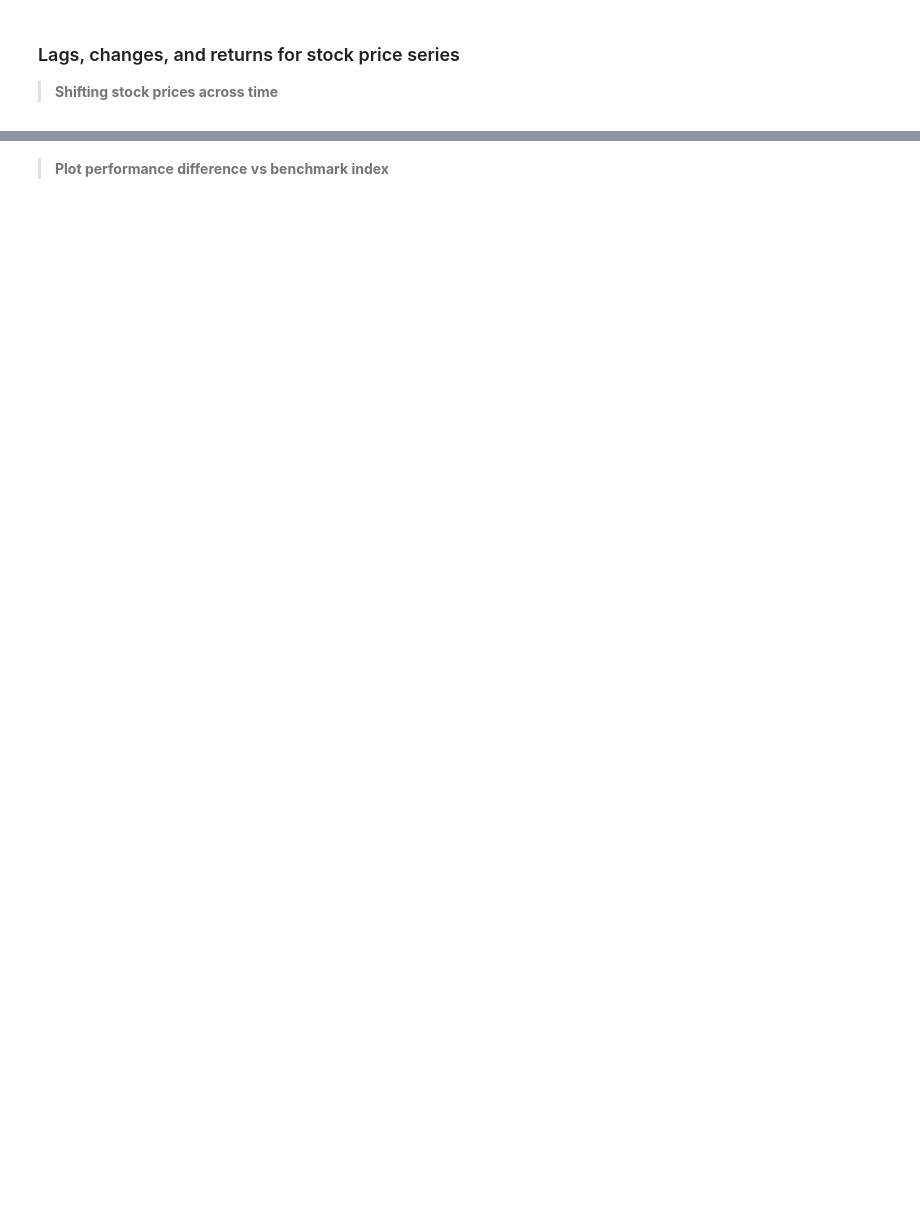
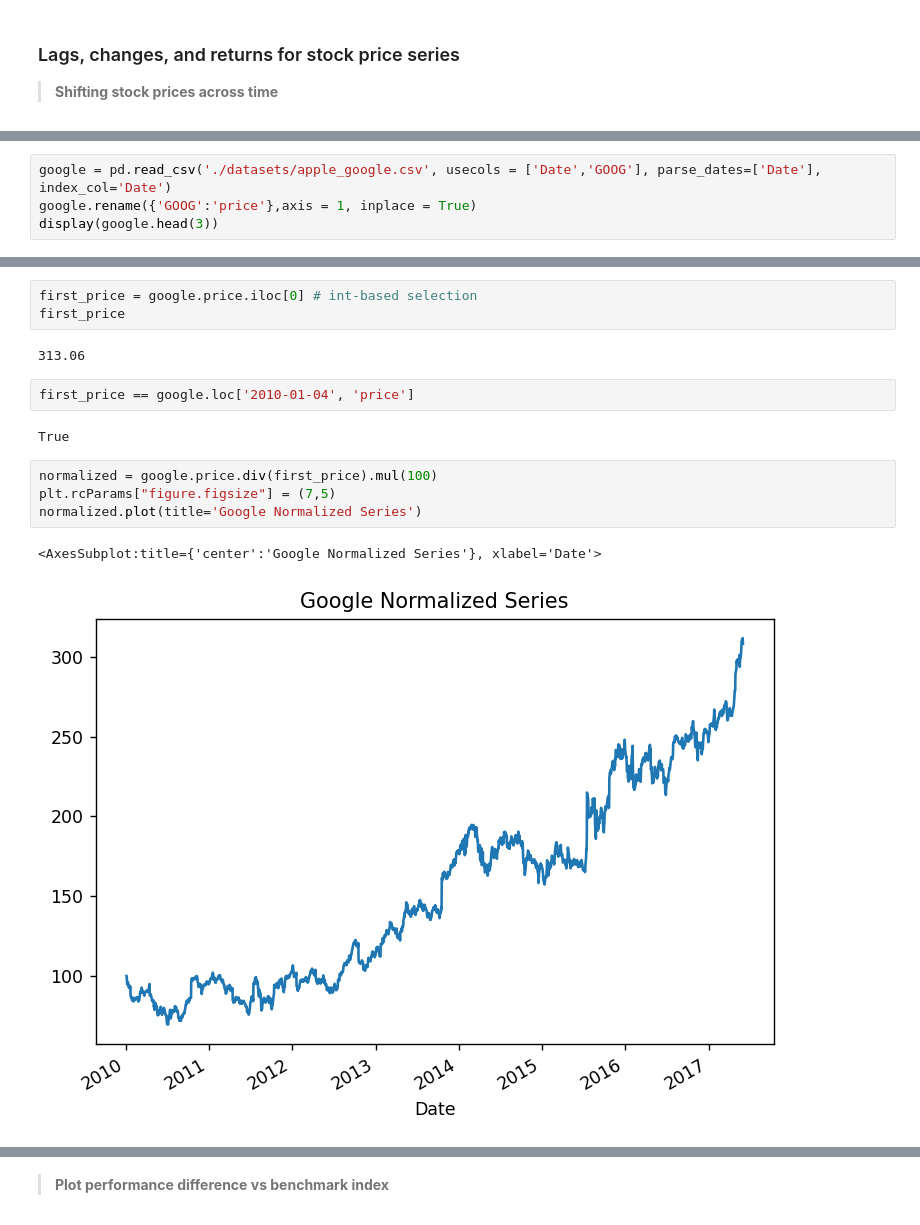
Before and after one commit to anhhaibkhn/Data-Science-selfstudy-notes-Blog, a Jupyter notebook: _notebooks/Manipulating Time Series Data in Python/2022-08-25-Manipulating Time Series Data in Python.ipynb, the cells around one changed output, grey strips where cells are left out. Cells and saved outputs as stored; diff of their text form; blank space fills up the shorter version.

```diff
--- a/_notebooks/Manipulating Time Series Data in Python/2022-08-25-Manipulating Time Series Data in Python.ipynb
+++ b/_notebooks/Manipulating Time Series Data in Python/2022-08-25-Manipulating Time Series Data in Python.ipynb
@@ -252,0 +326,4 @@ plt.show()
+# %%
+google = pd.read_csv('./datasets/apple_google.csv', usecols = ['Date','GOOG'], parse_dates=['Date'], index_col='Date')
+google.rename({'GOOG':'price'},axis = 1, inplace = True)
+display(google.head(3))
@@ -252,0 +336,16 @@ plt.show()
+# %%
+first_price = google.price.iloc[0] # int-based selection
+first_price
+# %% [output]
+313.06
+# %%
+first_price == google.loc['2010-01-04', 'price']
+# %% [output]
+True
+# %%
+normalized = google.price.div(first_price).mul(100)
+plt.rcParams["figure.figsize"] = (7,5)
+normalized.plot(title='Google Normalized Series')
+# %% [output]
+<AxesSubplot:title={'center':'Google Normalized Series'}, xlabel='Date'>
+[figure, added]
```
Also changed, not shown: parts of 88 cells of this notebook, 3 other files.
